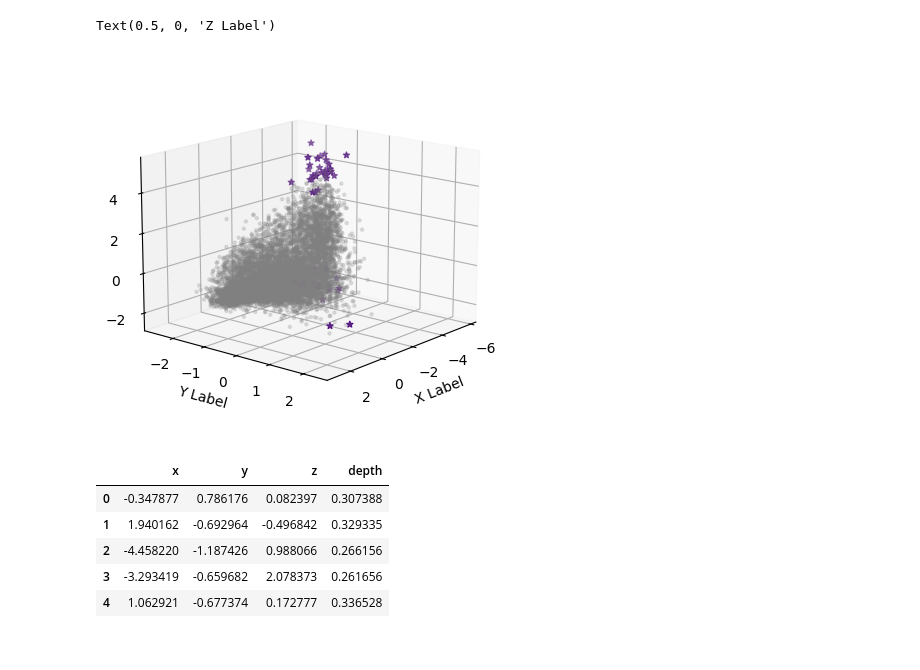
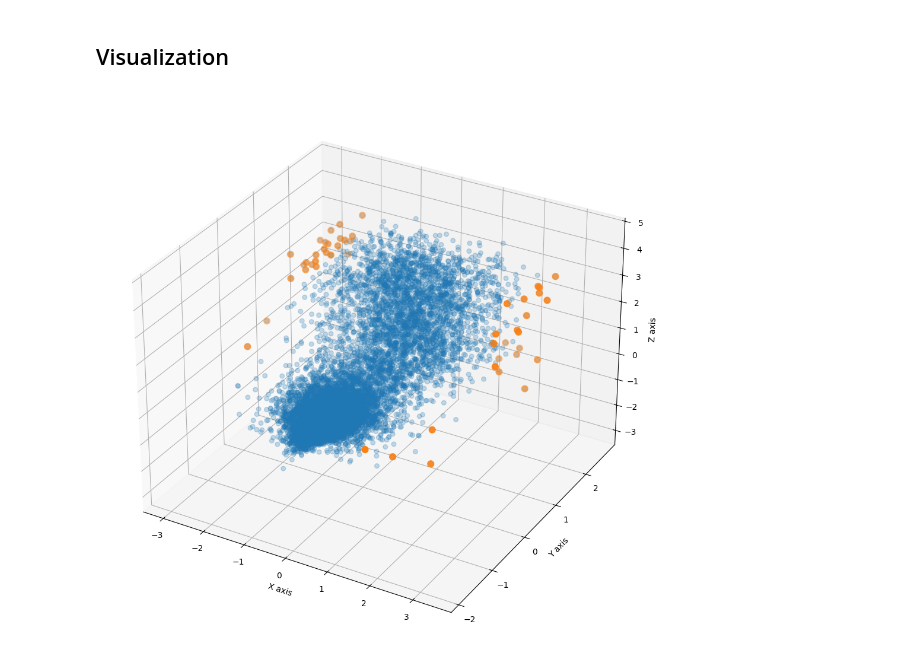
Before and after one commit to ananya-k15/data-depth, a Jupyter notebook: demo.ipynb, the cells around one changed output. Saved outputs shown, nothing was run; the diff lists cells and outputs as text; code cells hidden in the pictures.

```diff
--- a/demo.ipynb
+++ b/demo.ipynb
@@ -95,15 +116,16 @@ def load_data(normal_class=0):
 # %%
+# load the fashion MNIST dataset
 normal_train, fashion_mnist_test = load_data(normal_class=0)  # Class 0: T-shirt/top
 dataloader = DataLoader(normal_train, batch_size=128, shuffle=False)
 
-# Define VAE model
+# define VAE model
 x_dim = 28 * 28
 hidden_dim1 = 512
 hidden_dim2 = 256
 latent_dim = 3
 model = VAE(x_dim=x_dim, hidden_dim1=hidden_dim1, hidden_dim2=hidden_dim2, z_dim=latent_dim)
 
-# Train VAE
-MAX_STEPS = None #10000
-trained_model = train_model(model, dataloader, learning_rate=1e-4, num_epochs=10, max_batches=MAX_STEPS)
+# train the model
+MAX_STEPS = None # goes up until 10000
+trained_model = train_model(model, dataloader, learning_rate=1e-4, num_epochs=15, max_batches=MAX_STEPS)
 # %% [output]
@@ -158,0 +180,8 @@ Number of points: 10000
+# %%
+# use multivariate library to compute data depth
+depths = spatial(latent_space, latent_space)
+
+# SANITY CHECK
+print("Number of points:", len(depths)) # 10000
+print(np.min(depths), np.max(depths))
+print(np.std(depths))
@@ -170,29 +218,20 @@ Found 50 anomalies
+# %% [markdown]
+## Visualization
 # %%
-# Check anomalies visually
-view=[15, 40, 0]
-fig = plt.figure()
+# Check the distribution of anomalies visually
+fig = plt.figure(figsize=(12, 12))
 ax = fig.add_subplot(projection='3d')
 
-ax.scatter(latent_space[:, 0], latent_space[:, 1], latent_space[:, 2], c='grey', marker= '.', label='Normal', alpha=0.2)
-ax.scatter(latent_space[anomalies, 0], latent_space[anomalies, 1], latent_space[anomalies, 2], c='indigo', marker='*', label='Anomalies')
+s_def = [30 for i in range(len(latent_space))]
+s_anom = [60 for i in range(len(latent_space[anomalies, 0]))]
 
-ax.view_init(elev=view[0], azim=view[1], roll=view[2])
+ax.scatter(latent_space[:, 0], latent_space[:, 1], latent_space[:, 2], marker= 'o', s=s_def, label='Normal', alpha = 0.25)
+ax.scatter(latent_space[anomalies, 0], latent_space[anomalies, 1], latent_space[anomalies, 2], marker='o', s = s_anom, label='Anomalies')
 
-ax.set_xlabel('X Label')
-ax.set_ylabel('Y Label')
-ax.set_zlabel('Z Label')
+ax.set_xlabel('X axis')
+ax.set_ylabel('Y axis')
+ax.set_zlabel('Z axis')
+
+ax.view_init(elev=30)
 # %% [output]
-Text(0.5, 0, 'Z Label')
-[figure, old version]
+[figure, new version]
-# %%
-# Construct dataframe with depth column
-df = pd.DataFrame(latent_space, columns=['x', 'y', 'z'])
-df['depth'] = depths
-df.head()
-# %% [output]
-|  | x | y | z | depth |
-| 0 | -0.347877 | 0.786176 | 0.082397 | 0.307388 |
-| 1 | 1.940162 | -0.692964 | -0.496842 | 0.329335 |
-| 2 | -4.458220 | -1.187426 | 0.988066 | 0.266156 |
-| 3 | -3.293419 | -0.659682 | 2.078373 | 0.261656 |
-| 4 | 1.062921 | -0.677374 | 0.172777 | 0.336528 |
```
Also changed, not shown: parts of 28 cells of this notebook, 5 other files.
